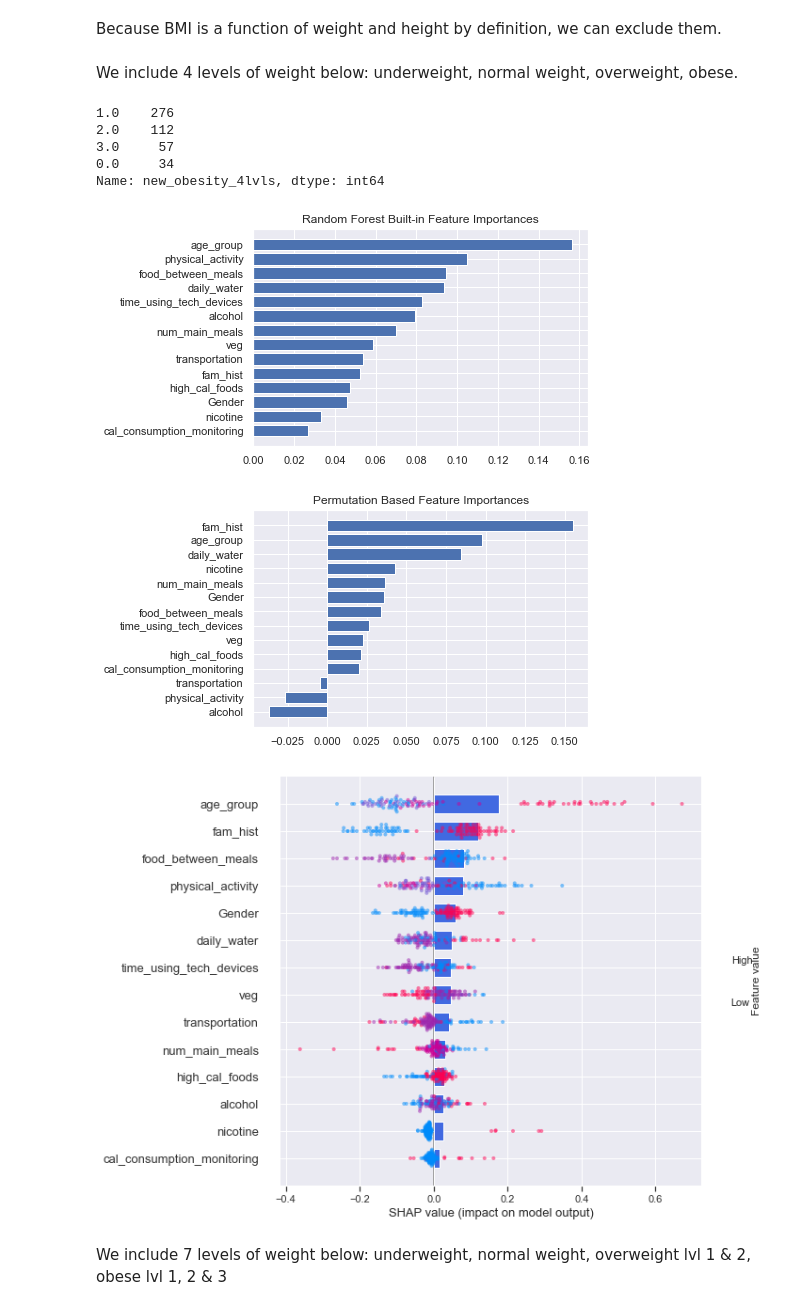
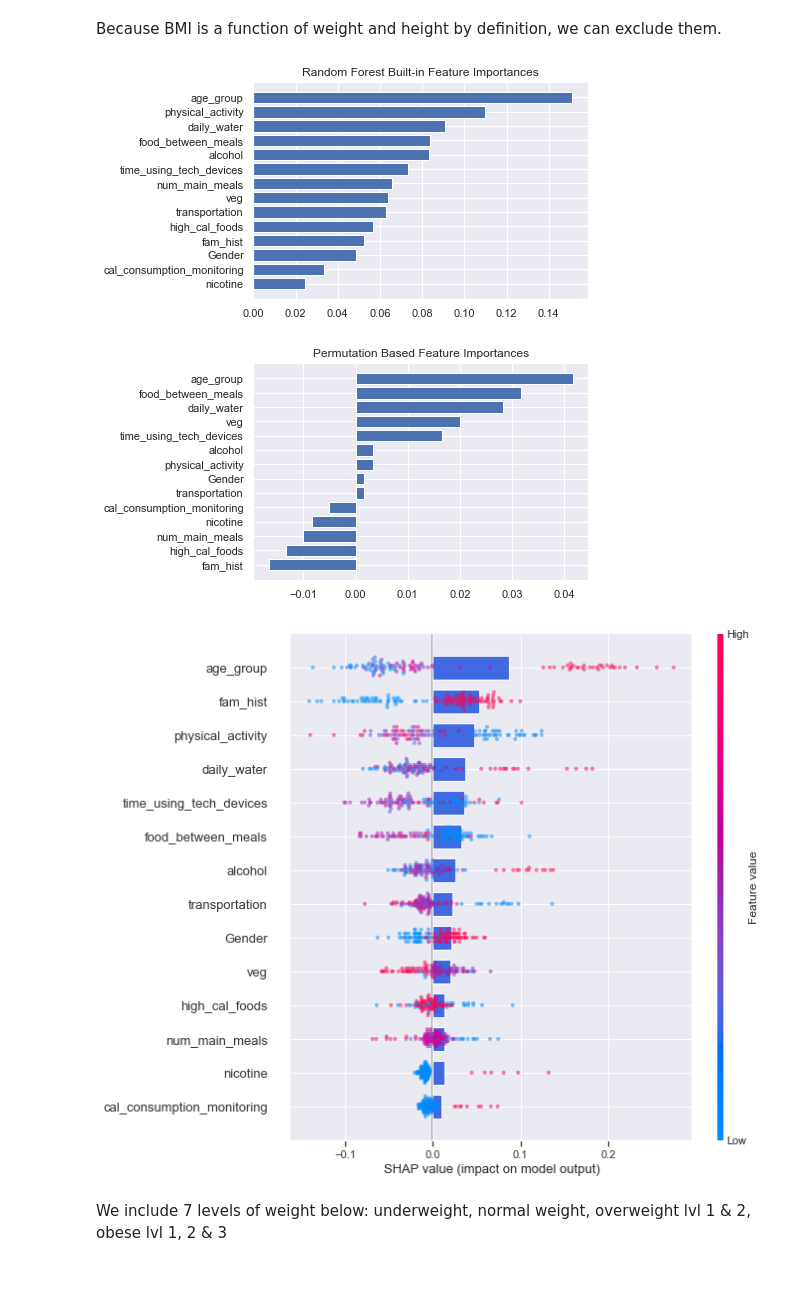
Before and after one commit to eliepark/Obesity-Prediction, a Jupyter notebook: Obesity_EDA.ipynb, the cells around one changed output. Cells and saved outputs as stored; diff of their text form; code cells hidden in the pictures; blank space fills up the shorter version.

```diff
--- a/Obesity_EDA.ipynb
+++ b/Obesity_EDA.ipynb
@@ -200,5 +216,5 @@ df['age_group']=pd.qcut(df['Age'], q=4, labels=[0., 1., 2., 3.]).astype(float)
 # %%
-dict_age={0.: '14 to 19', 1.: '19 to 21', 2.: '21 to 24', 3.: '24 to 61'}
+dict_age={0.: '14 to 19', 1.: '20 to 21', 2.: '2 to 24', 3.: '24 to 61'}
 cmap=plt.get_cmap('YlGnBu')
 bars=Counter(sorted(df['age_group']))
 plt.bar(dict_age.values(), bars.values(), color=[cmap(i/5) for i in range(1,1+len(bars.values()),1)])
@@ -842,7 +858,7 @@ def forest(indep, dep, kind='built-in'):
     X=df[indep]
     y=df[[dep]]
     X_train, X_test, y_train, y_test=train_test_split(X, y, test_size=0.25, random_state=16)
-    rf=RandomForestRegressor(n_estimators=100)
+    rf=RandomForestClassifier(n_estimators=100)
     rf.fit(X_train, y_train.values.ravel())
     if kind=='built-in':
         i=rf.feature_importances_.argsort()
@@ -857,36 +873,26 @@ def forest(indep, dep, kind='built-in'):
         explainer=shap.TreeExplainer(rf)
         shap_values=explainer.shap_values(X_test)
         plt.figure(figsize=(10,8))
-        shap.summary_plot(shap_values, X_test, plot_type='bar', color='royalblue', plot_size=None, show=False)
-        shap.summary_plot(shap_values, X_test, plot_size=None, show=False, alpha=0.5)
+        shap.summary_plot(shap_values[1], X_test, plot_type='bar', color='royalblue', plot_size=None, show=False)
+        shap.summary_plot(shap_values[1], X_test, plot_size=None, show=False, alpha=0.5)
 
     plt.show()
 # %% [markdown]
 Because BMI is a function of weight and height by definition, we can exclude them.
-# %% [markdown]
-We include 4 levels of weight below: underweight, normal weight, overweight, obese.
-# %%
-df.new_obesity_4lvls.value_counts()
-# %% [output]
-1.0    276
-2.0    112
-3.0     57
-0.0     34
-Name: new_obesity_4lvls, dtype: int64
 # %%
 cols=['age_group']+col2+col3+col4
 # %%
-forest(indep=cols, dep='new_obesity_4lvls')
+forest(indep=cols, dep='obese')
 # %% [output]
-[figure, old version]
+[figure, new version]
 # %%
-forest(indep=cols, dep='new_obesity_4lvls', kind='perm')
+forest(indep=cols, dep='obese', kind='perm')
 # %% [output]
-[figure, old version]
+[figure, new version]
 # %%
-forest(indep=cols, dep='new_obesity_4lvls', kind='shap')
+forest(indep=cols, dep='obese', kind='shap')
 # %% [output]
-[figure, old version]
+[figure, new version]
 # %% [markdown]
 We include 7 levels of weight below: underweight, normal weight, overweight lvl 1 & 2, obese lvl 1, 2 & 3
 # %%
```
Also changed, not shown: parts of 28 cells of this notebook.
